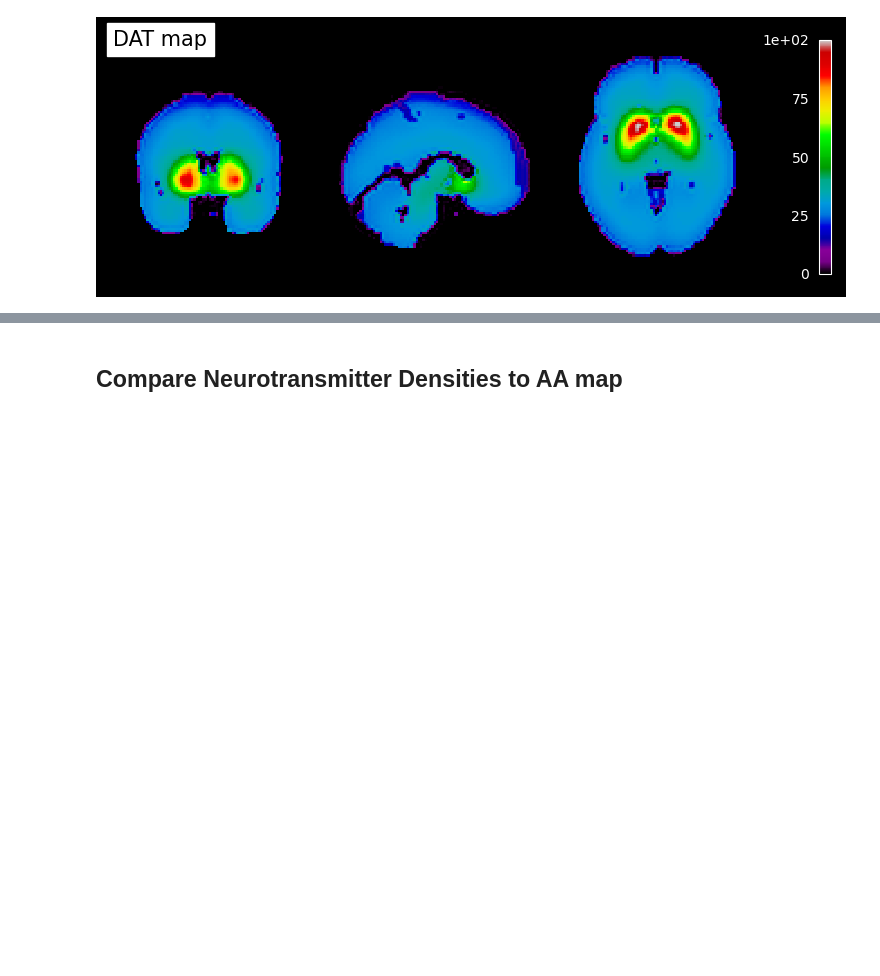
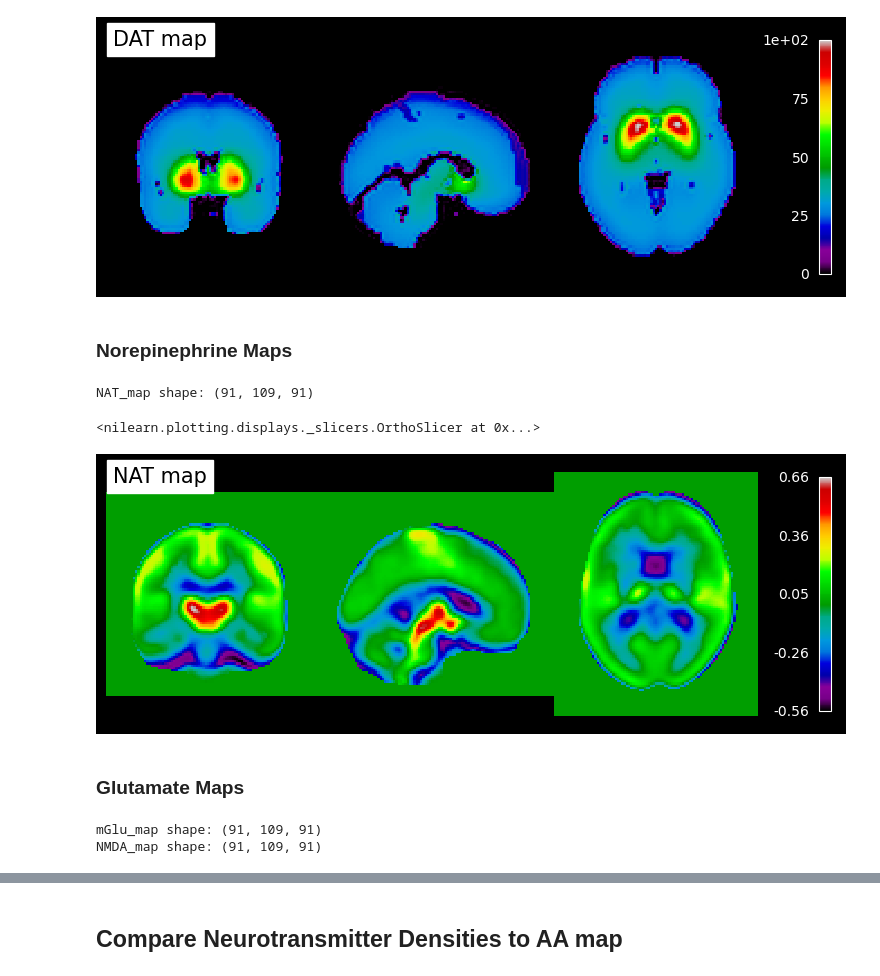
Before and after one commit to LuisA00/ResearchElective_Maastricht2023, a Jupyter notebook: ComparingAtlasesToNeurotransmittersDensities.ipynb, the cells around one changed output, grey strips where cells are left out. Drawn from its saved outputs; the diff is of its cells as text; code cells hidden in the pictures; blank space fills up the shorter version.

Commit message:
Adding maps and correlations for norepinephrine, GABA, and glutamate.

```diff
--- a/ComparingAtlasesToNeurotransmittersDensities.ipynb
+++ b/ComparingAtlasesToNeurotransmittersDensities.ipynb
@@ -88,3 +90,39 @@ plot_epi(DAT_map, draw_cross=False, annotate=False, black_bg=True, colorbar=True
 # %% [output]
 <nilearn.plotting.displays._slicers.OrthoSlicer at 0x...>
 [figure]
+# %% [markdown]
+### Norepinephrine Maps
+# %%
+# Define paths to Hassen files for norepinephrine neurotransmitters.
+path_NAT = "GitHub/hansen_receptors/data/PET_nifti_images/NAT_MRB_hc77_ding.nii.gz"
+
+# Create Brain_data objects for each file.
+NAT_map = Brain_Data(path_NAT).to_nifti()
+
+# Check the shape of each file.
+print("NAT_map shape: " + str(NAT_map.shape))
+# %% [output]
+NAT_map shape: (91, 109, 91)
+# %%
+# Visualize the NAT map.
+plot_epi(NAT_map, draw_cross=False, annotate=False, black_bg=True, colorbar=True, title="NAT map")
+# %% [output]
+<nilearn.plotting.displays._slicers.OrthoSlicer at 0x...>
+[figure, added]
+# %% [markdown]
+### Glutamate Maps
+# %%
+# Define paths to Hassen files for dopamine neurotransmitters.
+path_mGlu = "GitHub/hansen_receptors/data/PET_nifti_images/mGluR5_abp_hc73_smart.nii"
+path_NMDA = "GitHub/hansen_receptors/data/PET_nifti_images/NMDA_ge179_hc29_galovic.nii.gz"
+
+# Create Brain_data objects for each file.
+mGlu_map = Brain_Data(path_mGlu).to_nifti()
+NMDA_map = Brain_Data(path_NMDA).to_nifti()
+
+# Check the shape of each file.
+print("mGlu_map shape: " + str(mGlu_map.shape))
+print("NMDA_map shape: " + str(NMDA_map.shape))
+# %% [output]
+mGlu_map shape: (91, 109, 91)
+NMDA_map shape: (91, 109, 91)
```
Also changed, not shown: parts of 12 cells of this notebook, 2 other files.
